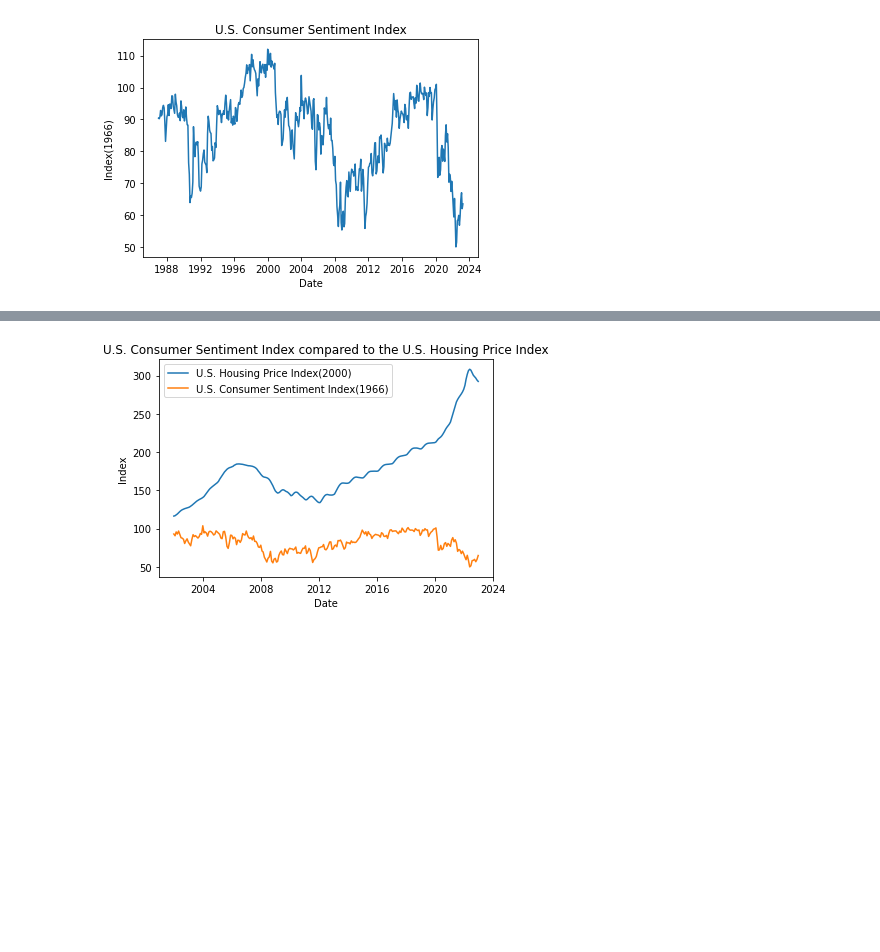
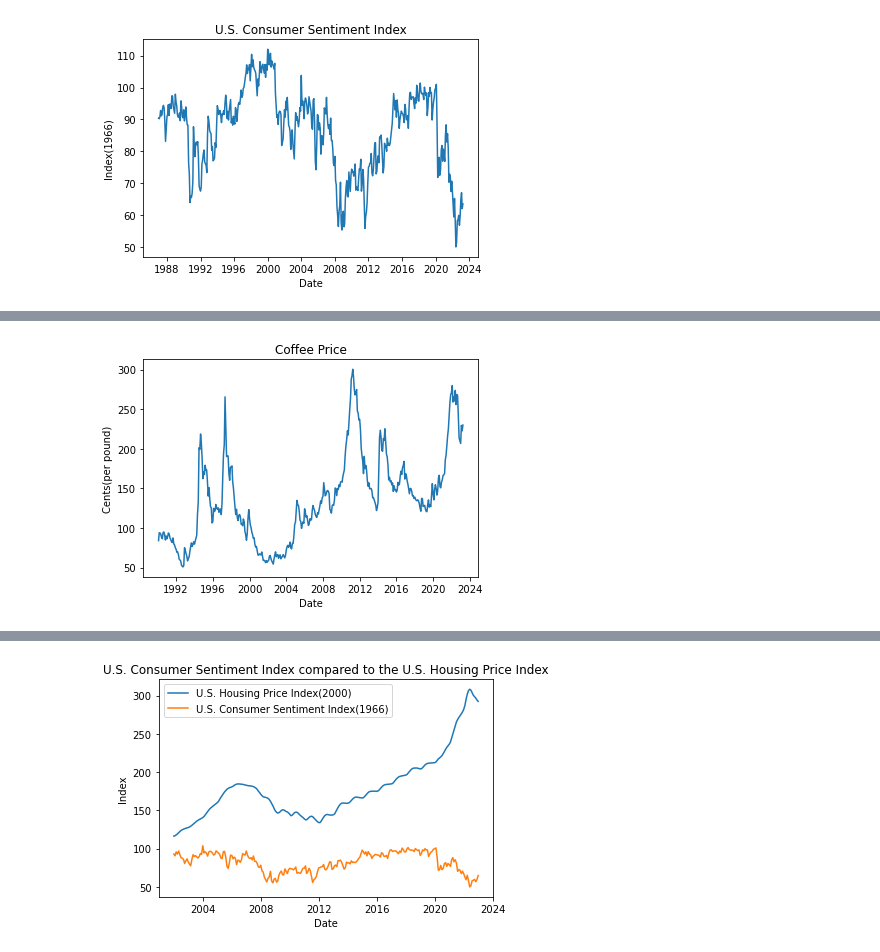
Before and after one commit to CptSasquatch/project-4, a Jupyter notebook: jason/tidy_data.ipynb, the cells around one changed output, grey strips where cells are left out. Saved outputs shown, nothing was run; the diff lists cells and outputs as text; code cells hidden in the pictures; blank space fills up the shorter version.

```diff
--- a/jason/tidy_data.ipynb
+++ b/jason/tidy_data.ipynb
@@ -239,0 +278,18 @@ plt.show()
+# %%
+# use the alpha vantage api to get coffee prices
+url = "https://www.alphavantage.co/query?function=COFFEE&interval=monthly&apikey=demo"
+r = requests.get(url)
+data = r.json()
+# convert the json to a dataframe
+coffee_df = pd.DataFrame.from_dict(data['data'])
+# convert the date column to datetime
+coffee_df['date'] = pd.to_datetime(coffee_df['date'])
+# remove the rows before 1990
+coffee_df = coffee_df[coffee_df['date'] > '1990-01-01']
+# rename the 'date' column to 'DATE'
+coffee_df = coffee_df.rename(columns={'date': 'DATE'})
+# convert the price column to a float with 2 decimal places
+coffee_df['value'] = coffee_df['value'].astype(float).round(2)
+# rename the 'value' column to 'price'
+coffee_df = coffee_df.rename(columns={'value': 'price'})
+coffee_df.head()
@@ -239,0 +303,9 @@ plt.show()
+# %%
+# Plot the Coffee Price
+plt.plot(coffee_df['DATE'], coffee_df['price'])
+plt.title('Coffee Price')
+plt.xlabel('Date')
+plt.ylabel('Cents(per pound)')
+plt.show()
+# %% [output]
+[figure, added]
```
Also changed, not shown: parts of 21 cells of this notebook, 3 other files.
